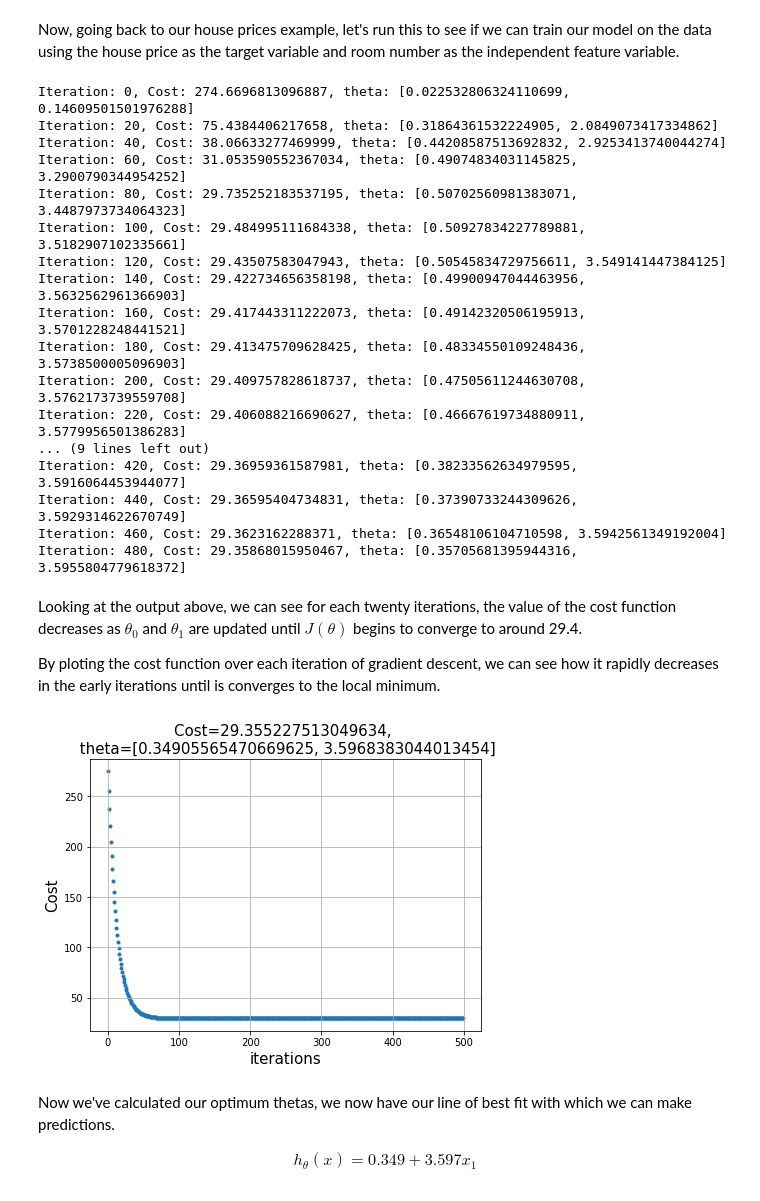
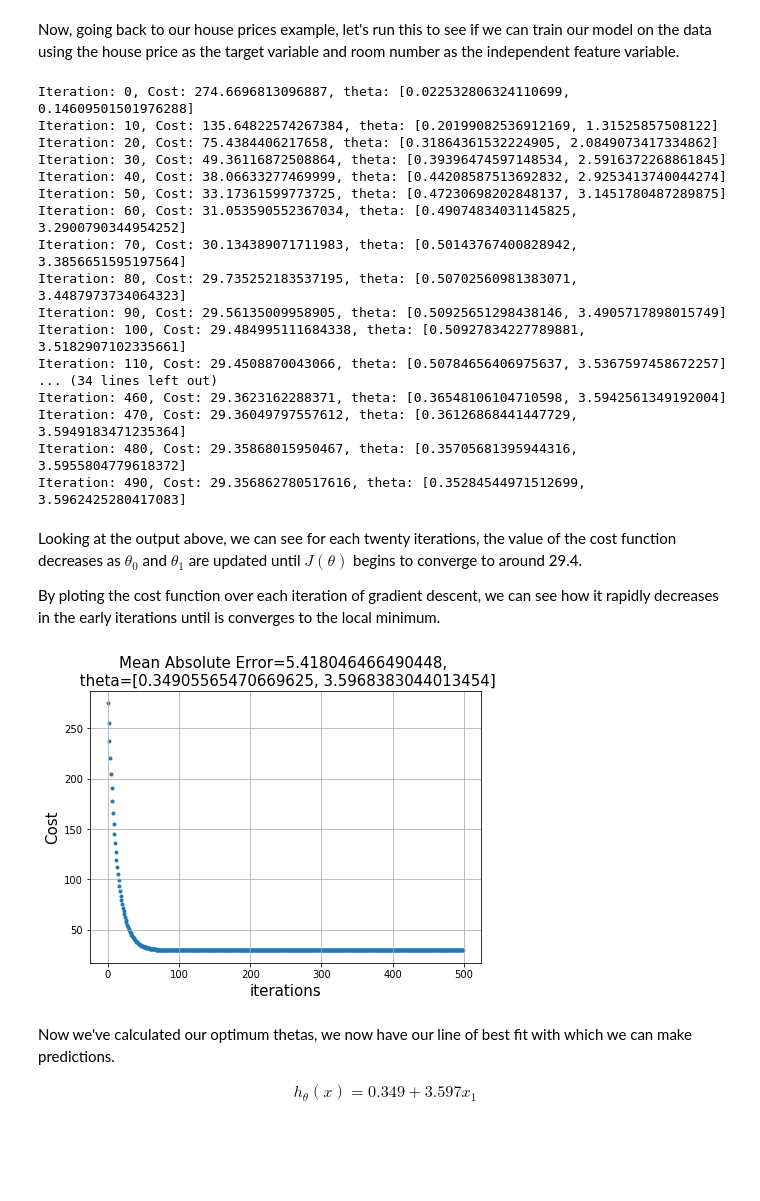
Before and after one commit to GJBroughton/ML-from-scratch, a Jupyter notebook: Linear Regression/Linear Regression.ipynb, the cells around one changed output. Cells and saved outputs as stored; diff of their text form; code cells hidden in the pictures; blank space fills up the shorter version.

```diff
--- a/Linear Regression/Linear Regression.ipynb
+++ b/Linear Regression/Linear Regression.ipynb
@@ -134,7 +134,7 @@ def calculate_price(x,theta):
     return(np.dot(x,theta))
 
 def update_thetas(alpha, theta, pred, Y, x):
-    ## updates thetas
+    ## updates thetas by calculating slopes of partial derivatives of cost function w.r.t. theta and applying learning rate
     theta_updated=[]
     for i in range(x.shape[1]):
         theta_updated.append(theta[i]-alpha*((pred-Y)*x[:,i]).mean())
@@ -142,7 +142,7 @@ def update_thetas(alpha, theta, pred, Y, x):
     return(theta_updated)
 
 def calculate_cost_function(x,theta,Y):
-    ## Calculates the cost function J(theta): half the mean squared error.
+    ## Calculates the cost function J(theta): mean squared error.
     pred=calculate_price(x,theta)
     cost=((pred-Y)**2).mean()/2
     return(cost)
@@ -159,16 +159,16 @@ def gradient_descent(alpha, iterations, target, features):
 
     for i in range(iterations):
 
-        #calculate calculate predictions with current thetas
+        #calculate predictions with current thetas
         pred=calculate_price(x,theta)
 
-        #update thetas by calculating slopes of cost function and applying learning rate
+        #update thetas
         theta=update_thetas(alpha,theta,pred,Y,x)
 
         #calculate new cost
         cost=calculate_cost_function(x,theta,Y)
         costs.append(cost)
-        if i%20==0:
+        if i%10==0:
             print("Iteration: "+str(i)+", Cost: "+str(cost)+", theta: "+str(theta))
 
     return(costs, cost, theta)
@@ -183,22 +183,22 @@ features=features_data[['RM']]
 costs,cost,theta=gradient_descent(alpha=0.001,iterations=500,target=target, features=features)
 # %% [output]
 Iteration: 0, Cost: 274.6696813096887, theta: [0.022532806324110699, 0.14609501501976288]
+Iteration: 10, Cost: 135.64822574267384, theta: [0.20199082536912169, 1.31525857508122]
 Iteration: 20, Cost: 75.4384406217658, theta: [0.31864361532224905, 2.0849073417334862]
+Iteration: 30, Cost: 49.36116872508864, theta: [0.39396474597148534, 2.5916372268861845]
 Iteration: 40, Cost: 38.06633277469999, theta: [0.44208587513692832, 2.9253413740044274]
+Iteration: 50, Cost: 33.17361599773725, theta: [0.47230698202848137, 3.1451780487289875]
 Iteration: 60, Cost: 31.053590552367034, theta: [0.49074834031145825, 3.2900790344954252]
+Iteration: 70, Cost: 30.134389071711983, theta: [0.50143767400828942, 3.3856651595197564]
 Iteration: 80, Cost: 29.735252183537195, theta: [0.50702560981383071, 3.4487973734064323]
+Iteration: 90, Cost: 29.56135009958905, theta: [0.50925651298438146, 3.4905717898015749]
 Iteration: 100, Cost: 29.484995111684338, theta: [0.50927834227789881, 3.5182907102335661]
-Iteration: 120, Cost: 29.43507583047943, theta: [0.50545834729756611, 3.549141447384125]
-Iteration: 140, Cost: 29.422734656358198, theta: [0.49900947044463956, 3.5632562961366903]
-Iteration: 160, Cost: 29.417443311222073, theta: [0.49142320506195913, 3.5701228248441521]
-Iteration: 180, Cost: 29.413475709628425, theta: [0.48334550109248436, 3.5738500005096903]
-Iteration: 200, Cost: 29.409757828618737, theta: [0.47505611244630708, 3.5762173739559708]
-Iteration: 220, Cost: 29.406088216690627, theta: [0.46667619734880911, 3.5779956501386283]
-... (9 lines left out)
-Iteration: 420, Cost: 29.36959361587981, theta: [0.38233562634979595, 3.5916064453944077]
-Iteration: 440, Cost: 29.36595404734831, theta: [0.37390733244309626, 3.5929314622670749]
+Iteration: 110, Cost: 29.4508870043066, theta: [0.50784656406975637, 3.5367597458672257]
+... (34 lines left out)
 Iteration: 460, Cost: 29.3623162288371, theta: [0.36548106104710598, 3.5942561349192004]
+Iteration: 470, Cost: 29.36049797557612, theta: [0.36126868441447729, 3.5949183471235364]
 Iteration: 480, Cost: 29.35868015950467, theta: [0.35705681395944316, 3.5955804779618372]
+Iteration: 490, Cost: 29.356862780517616, theta: [0.35284544971512699, 3.5962425280417083]
 # %% [markdown]
 Looking at the output above, we can see for each twenty iterations, the value of the cost function decreases as $\theta_{0}$ and $\theta_{1}$ are updated until $J(\theta)$ begins to converge to around 29.4.
 
@@ -206,13 +206,13 @@ By ploting the cost function over each iteration of gradient descent, we can see
 # %%
 plt.figure(figsize=(7,5))
 plt.scatter(x=range(len(costs)),y=costs,marker='.')
 plt.grid()
 plt.xlabel("iterations",size=15)
 plt.ylabel("Cost",size=15)
-plt.title("Cost={a}, \n theta={b}".format(a=cost, b=theta),size=15)
+plt.title("Mean Absolute Error={a}, \n theta={b}".format(a=np.sqrt(cost), b=theta),size=15)
 plt.show()
 # %% [output]
-[figure, old version]
+[figure, new version]
 # %% [markdown]
 Now we've calculated our optimum thetas, we now have our line of best fit with which we can make predictions.
 
```
Also changed, not shown: parts of 4 cells of this notebook.
